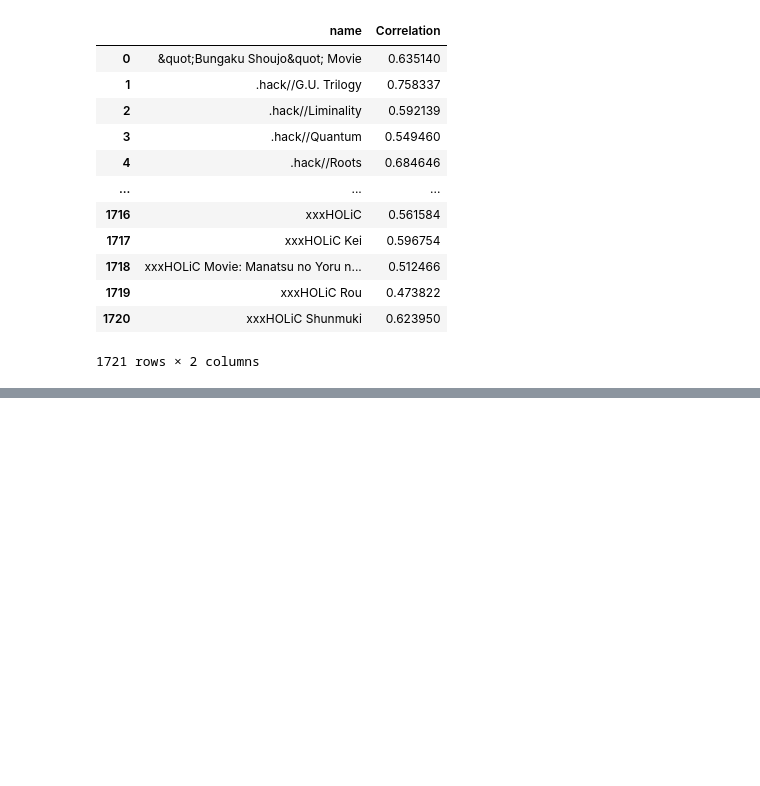
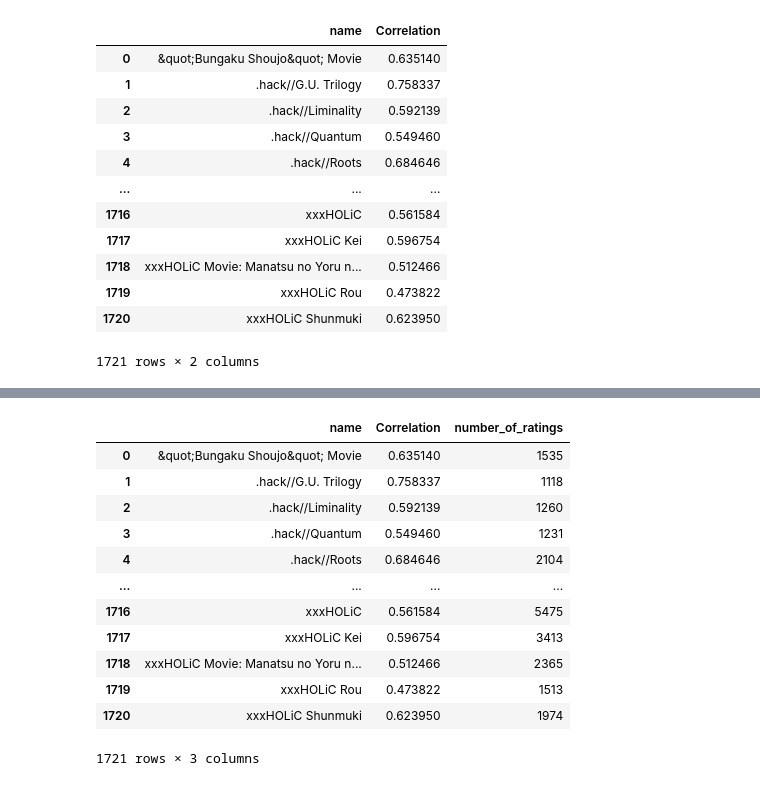
Before and after one commit to hargurjeet/Recommedation-Systems, a Jupyter notebook: Anime_Recommendation_Collborative_Filtering.ipynb, the cells around one changed output, grey strips where cells are left out. Saved outputs shown, nothing was run; the diff lists cells and outputs as text; code cells hidden in the pictures; blank space fills up the shorter version.

```diff
--- a/Anime_Recommendation_Collborative_Filtering.ipynb
+++ b/Anime_Recommendation_Collborative_Filtering.ipynb
@@ -270 +280,17 @@ TypeError: ignored
+# %%
+b
+# %% [output]
+|  | name | Correlation | number_of_ratings |
+| 0 | &quot;Bungaku Shoujo&quot; Movie | 0.635140 | 1535 |
+| 1 | .hack//G.U. Trilogy | 0.758337 | 1118 |
+| 2 | .hack//Liminality | 0.592139 | 1260 |
+| 3 | .hack//Quantum | 0.549460 | 1231 |
+| 4 | .hack//Roots | 0.684646 | 2104 |
+| ... | ... | ... | ... |
+| 1716 | xxxHOLiC | 0.561584 | 5475 |
+| 1717 | xxxHOLiC Kei | 0.596754 | 3413 |
+| 1718 | xxxHOLiC Movie: Manatsu no Yoru n... | 0.512466 | 2365 |
+| 1719 | xxxHOLiC Rou | 0.473822 | 1513 |
+| 1720 | xxxHOLiC Shunmuki | 0.623950 | 1974 |
+1721 rows × 3 columns
 # %%
```
Also changed, not shown: parts of 8 cells of this notebook.
